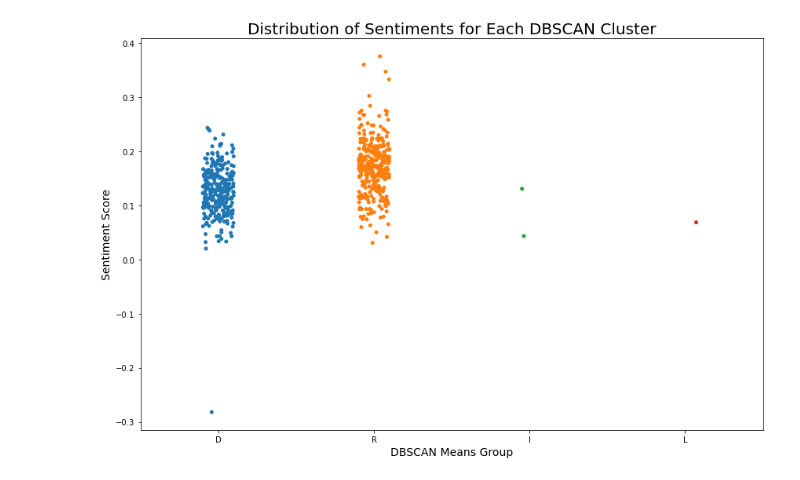
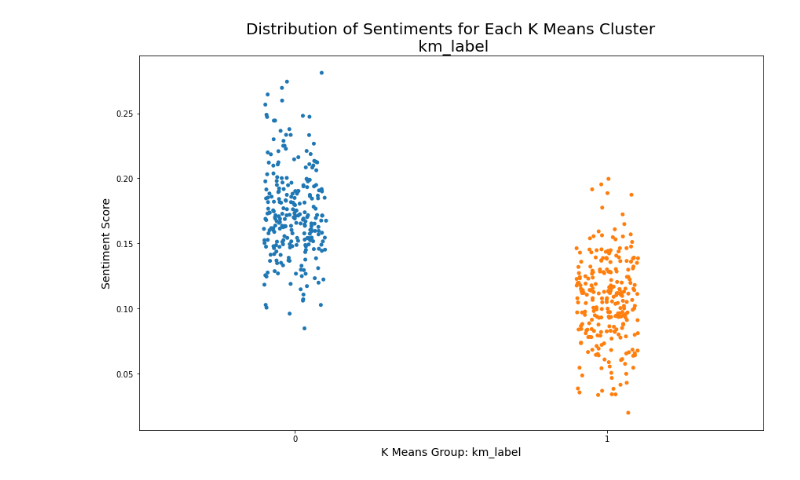
Before and after one commit to jabrown5/political-affiliation-using-twitter-116th-congress, a Jupyter notebook: code/06_Sentiment_Analyses.ipynb, the cells around one changed output. Saved outputs shown, nothing was run; the diff lists cells and outputs as text; code cells hidden in the pictures.

```diff
--- a/code/06_Sentiment_Analyses.ipynb
+++ b/code/06_Sentiment_Analyses.ipynb
@@ -67,13 +53,15 @@ plt.ylabel('% of sample', fontsize=14);
 # Examining clusters and the strip plot of their sentiments (K Means)
 # https://towardsdatascience.com/how-to-visualize-distributions-2cf2243c7b8e
 # https://www.geeksforgeeks.org/stripplot-using-seaborn-in-python/
-plt.figure(figsize=(12,8))
 
-sns.stripplot(x = data['km_label'], y = data['sentiment'])
-plt.title('Distribution of Sentiments for Each K Means Cluster', fontsize=20)
-plt.xlabel('K Means Group', fontsize=14)
-plt.ylabel('Sentiment Score', fontsize=14);
+def plot_dists(column_label):
+    plt.figure(figsize=(12,8))
 
-plt.tight_layout();
+    sns.stripplot(x = data[column_label], y = data['sentiment'])
+    plt.title(f'Distribution of Sentiments for Each K Means Cluster\n {column_label}', fontsize=20)
+    plt.xlabel(f'K Means Group: {column_label}', fontsize=14)
+    plt.ylabel('Sentiment Score', fontsize=14);
 
-plt.show()
+    plt.tight_layout();
+
+    plt.show()
@@ -98,16 +68,4 @@ plt.show()
-# %%
-# Examining clusters and the strip plot of their sentiments (DBSCAN)
-# https://towardsdatascience.com/how-to-visualize-distributions-2cf2243c7b8e
-# https://www.geeksforgeeks.org/stripplot-using-seaborn-in-python/
-plt.figure(figsize=(12,8))
-
-sns.stripplot(x = data['party'], y = data['sentiment'])
-plt.title('Distribution of Sentiments for Each DBSCAN Cluster', fontsize=20)
-plt.xlabel('DBSCAN Means Group', fontsize=14)
-plt.ylabel('Sentiment Score', fontsize=14);
-
-plt.tight_layout();
-
-plt.show()
-# %% [output]
-[figure, removed]
+# %%
+plot_dists('km_label')
+# %% [output]
+[figure, added]
```
Also changed, not shown: parts of 28 cells of this notebook, 5 other files.
